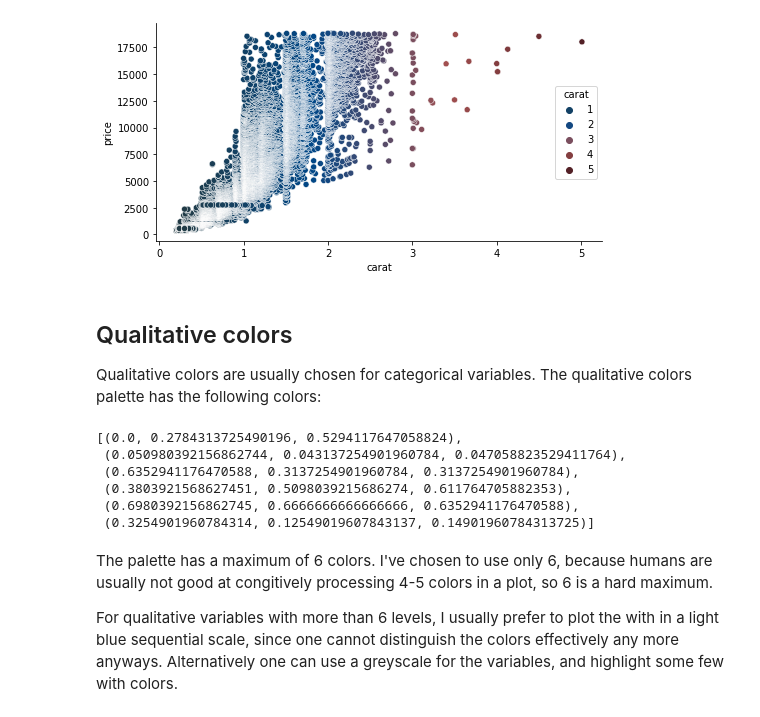
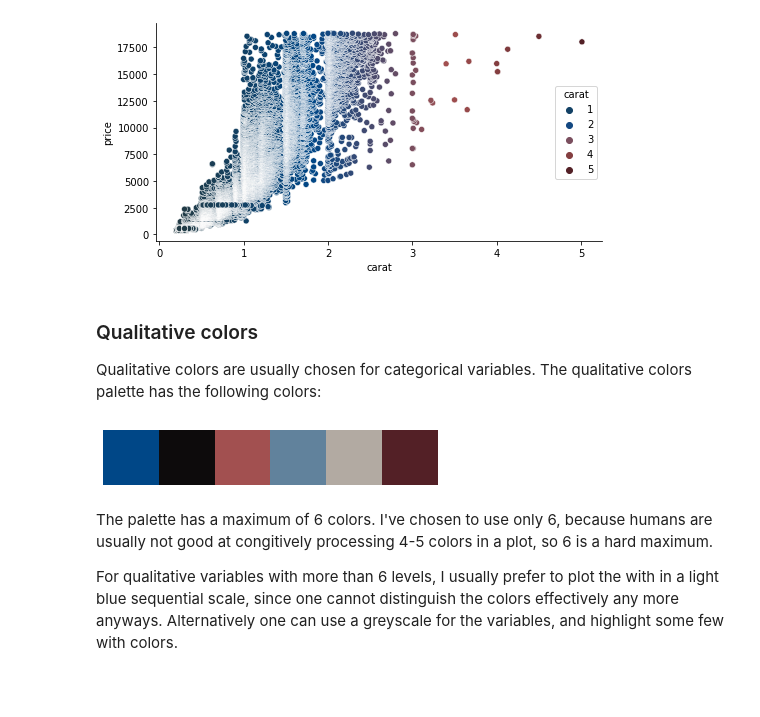
Before and after one commit to dirmeier/fybdthemes, a Jupyter notebook: README.ipynb, the cells around one changed output. Cells and saved outputs as stored; diff of their text form; code cells hidden in the pictures; blank space fills up the shorter version.

```diff
--- a/docs/index.ipynb
+++ b/README.ipynb
@@ -127,18 +104,13 @@ sns.scatterplot(
 # %% [output]
 [figure]
 # %% [markdown]
-## Qualitative colors
+### Qualitative colors
 
 Qualitative colors are usually chosen for categorical variables. The qualitative colors palette has the following colors:
-# %%
-palettes.discrete_qualitative_colors()
-# %% [output]
-[(0.0, 0.2784313725490196, 0.5294117647058824),
- (0.050980392156862744, 0.043137254901960784, 0.047058823529411764),
- (0.6352941176470588, 0.3137254901960784, 0.3137254901960784),
- (0.3803921568627451, 0.5098039215686274, 0.611764705882353),
- (0.6980392156862745, 0.6666666666666666, 0.6352941176470588),
- (0.3254901960784314, 0.12549019607843137, 0.14901960784313725)]
+# %%
+plot_palette(palettes.discrete_qualitative_colors())
+# %% [output]
+[figure, added]
 # %% [markdown]
 The palette has a maximum of 6 colors. I've chosen to use only 6, because humans are usually not good at congitively processing 4-5 colors in a plot, so 6 is a hard maximum.
 
```
Also changed, not shown: parts of 19 cells of this notebook, 40 other files.
